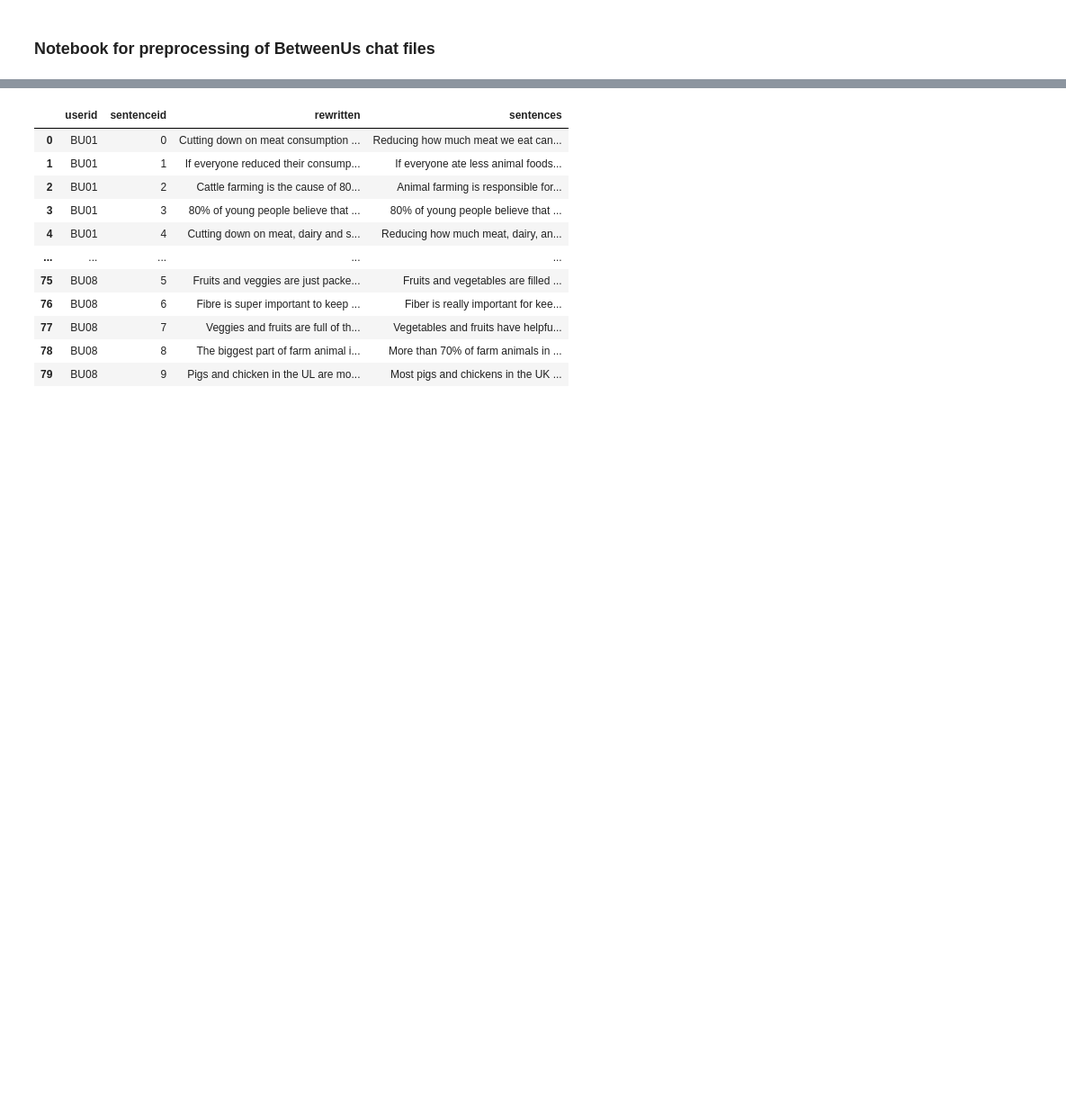
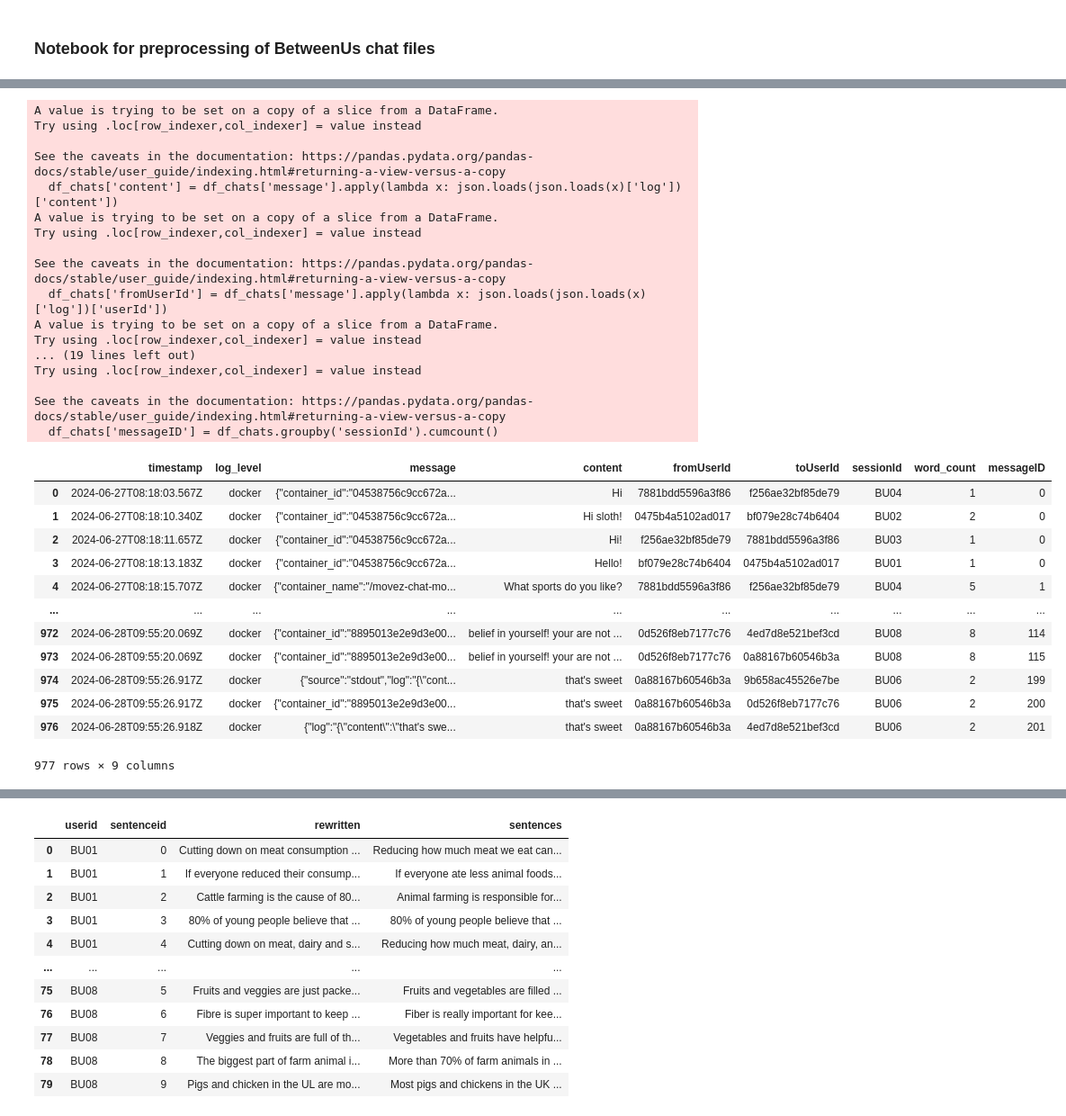
Before and after one commit to MovezNetwork/llm-evaluation, a Jupyter notebook: N0_Preprocess_ChatAnalysis_New.ipynb, the cells around one changed output, grey strips where cells are left out. Shown at 90% size. Saved outputs shown, nothing was run; the diff lists cells and outputs as text; code cells hidden in the pictures; blank space fills up the shorter version.

```diff
--- a/N0_Preprocess_ChatAnalysis_New.ipynb
+++ b/N0_Preprocess_ChatAnalysis_New.ipynb
@@ -57,6 +57,37 @@ See the caveats in the documentation: https://pandas.pydata.org/pandas-docs/stab
 # %%
-# df_chats = pd.concat([df_chats, ca.parse_log_chats(log_file2)], ignore_index=True)
-# df_chats
+df_chats = pd.concat([df_chats, ca.parse_log_chats(log_file2)], ignore_index=True)
+df_chats
+# %% [output]
+A value is trying to be set on a copy of a slice from a DataFrame.
+Try using .loc[row_indexer,col_indexer] = value instead
+
+See the caveats in the documentation: https://pandas.pydata.org/pandas-docs/stable/user_guide/indexing.html#returning-a-view-versus-a-copy
+  df_chats['content'] = df_chats['message'].apply(lambda x: json.loads(json.loads(x)['log'])['content'])
+A value is trying to be set on a copy of a slice from a DataFrame.
+Try using .loc[row_indexer,col_indexer] = value instead
+
+See the caveats in the documentation: https://pandas.pydata.org/pandas-docs/stable/user_guide/indexing.html#returning-a-view-versus-a-copy
+  df_chats['fromUserId'] = df_chats['message'].apply(lambda x: json.loads(json.loads(x)['log'])['userId'])
+A value is trying to be set on a copy of a slice from a DataFrame.
+Try using .loc[row_indexer,col_indexer] = value instead
+... (19 lines left out)
+Try using .loc[row_indexer,col_indexer] = value instead
+
+See the caveats in the documentation: https://pandas.pydata.org/pandas-docs/stable/user_guide/indexing.html#returning-a-view-versus-a-copy
+  df_chats['messageID'] = df_chats.groupby('sessionId').cumcount()
+|  | timestamp | log_level | message | content | fromUserId | toUserId | sessionId | word_count | messageID |
+| 0 | 2024-06-27T08:18:03.567Z | docker | {"container_id":"04538756c9cc672a... | Hi | 7881bdd5596a3f86 | f256ae32bf85de79 | BU04 | 1 | 0 |
+| 1 | 2024-06-27T08:18:10.340Z | docker | {"container_id":"04538756c9cc672a... | Hi sloth! | 0475b4a5102ad017 | bf079e28c74b6404 | BU02 | 2 | 0 |
+| 2 | 2024-06-27T08:18:11.657Z | docker | {"container_id":"04538756c9cc672a... | Hi! | f256ae32bf85de79 | 7881bdd5596a3f86 | BU03 | 1 | 0 |
+| 3 | 2024-06-27T08:18:13.183Z | docker | {"container_id":"04538756c9cc672a... | Hello! | bf079e28c74b6404 | 0475b4a5102ad017 | BU01 | 1 | 0 |
+| 4 | 2024-06-27T08:18:15.707Z | docker | {"container_name":"/movez-chat-mo... | What sports do you like? | 7881bdd5596a3f86 | f256ae32bf85de79 | BU04 | 5 | 1 |
+| ... | ... | ... | ... | ... | ... | ... | ... | ... | ... |
+| 972 | 2024-06-28T09:55:20.069Z | docker | {"container_id":"8895013e2e9d3e00... | belief in yourself! your are not ... | 0d526f8eb7177c76 | 4ed7d8e521bef3cd | BU08 | 8 | 114 |
+| 973 | 2024-06-28T09:55:20.069Z | docker | {"container_id":"8895013e2e9d3e00... | belief in yourself! your are not ... | 0d526f8eb7177c76 | 0a88167b60546b3a | BU08 | 8 | 115 |
+| 974 | 2024-06-28T09:55:26.917Z | docker | {"source":"stdout","log":"{\"cont... | that's sweet | 0a88167b60546b3a | 9b658ac45526e7be | BU06 | 2 | 199 |
+| 975 | 2024-06-28T09:55:26.917Z | docker | {"container_id":"8895013e2e9d3e00... | that's sweet | 0a88167b60546b3a | 0d526f8eb7177c76 | BU06 | 2 | 200 |
+| 976 | 2024-06-28T09:55:26.918Z | docker | {"log":"{\"content\":\"that's swe... | that's sweet | 0a88167b60546b3a | 4ed7d8e521bef3cd | BU06 | 2 | 201 |
+977 rows × 9 columns
 # %%
 df_chats['sessionId'].value_counts()
 # %% [output]
```
Also changed, not shown: parts of 18 cells of this notebook, 15 other files.
